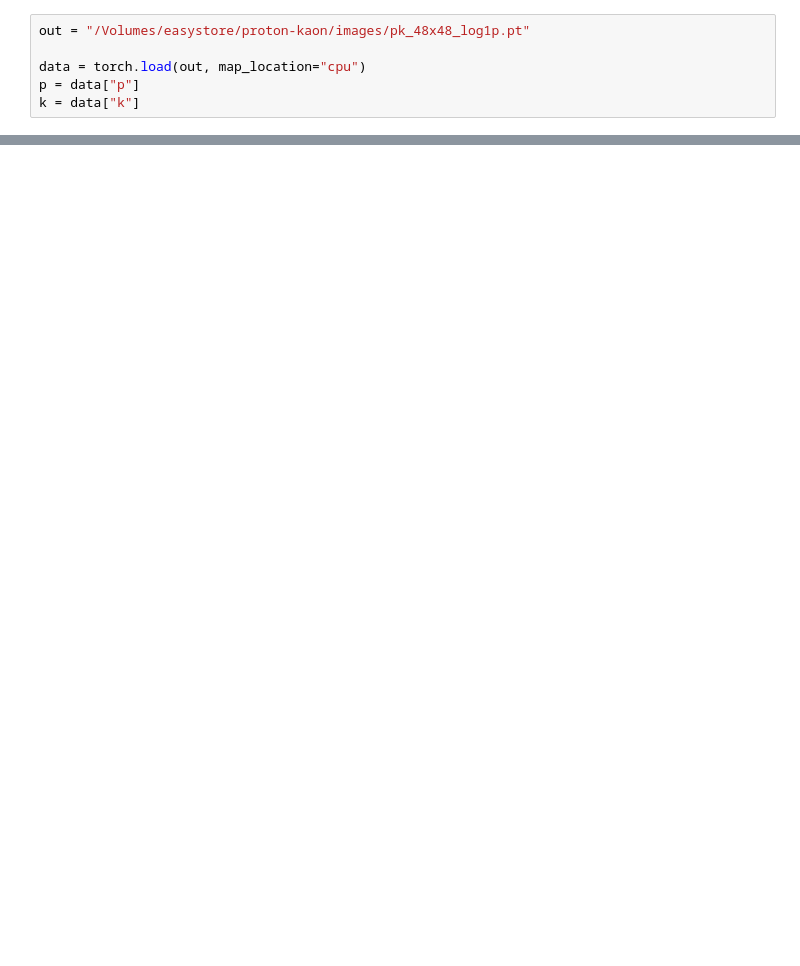
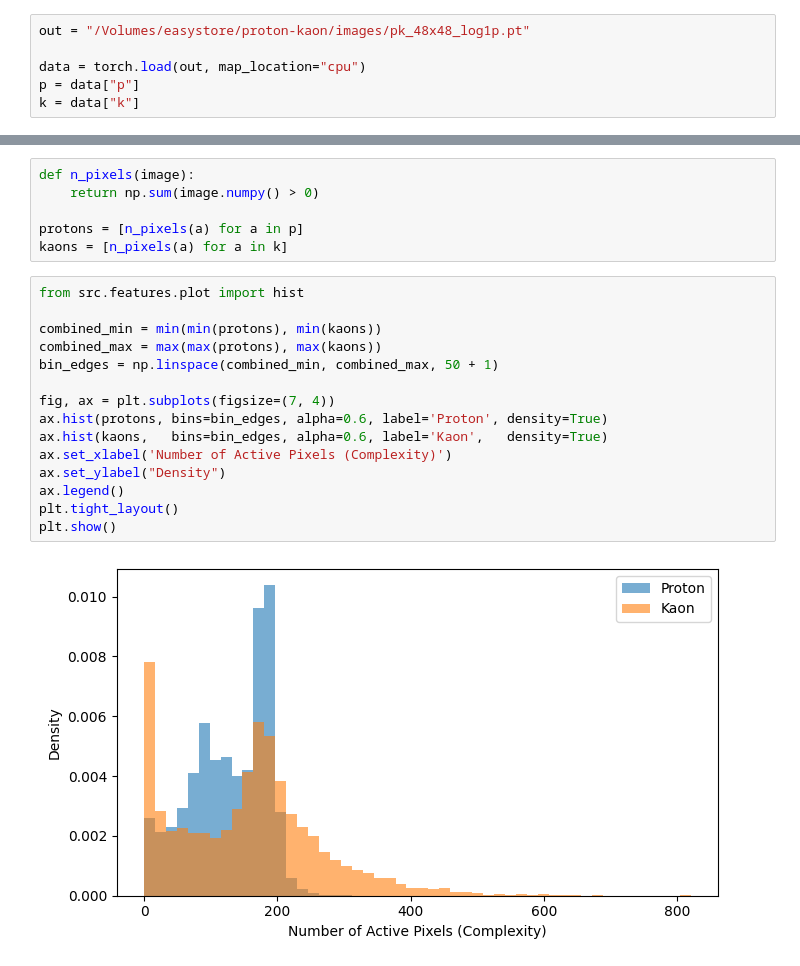
Before and after one commit to mohummudh/proton-kaon, a Jupyter notebook: notebooks/image_check.ipynb, the cells around one changed output, grey strips where cells are left out. Cells and saved outputs as stored; diff of their text form; blank space fills up the shorter version.

```diff
--- a/notebooks/image_check.ipynb
+++ b/notebooks/image_check.ipynb
@@ -19,0 +23,23 @@ sns.heatmap(k[3000, 0])
+# %%
+def n_pixels(image):
+    return np.sum(image.numpy() > 0)
+
+protons = [n_pixels(a) for a in p]
+kaons = [n_pixels(a) for a in k]
+# %%
+from src.features.plot import hist
+
+combined_min = min(min(protons), min(kaons))
+combined_max = max(max(protons), max(kaons))
+bin_edges = np.linspace(combined_min, combined_max, 50 + 1)
+
+fig, ax = plt.subplots(figsize=(7, 4))
+ax.hist(protons, bins=bin_edges, alpha=0.6, label='Proton', density=True)
+ax.hist(kaons,   bins=bin_edges, alpha=0.6, label='Kaon',   density=True)
+ax.set_xlabel('Number of Active Pixels (Complexity)')
+ax.set_ylabel("Density")
+ax.legend()
+plt.tight_layout()
+plt.show()
+# %% [output]
+[figure, added]
```
Also changed, not shown: parts of 5 cells of this notebook.
